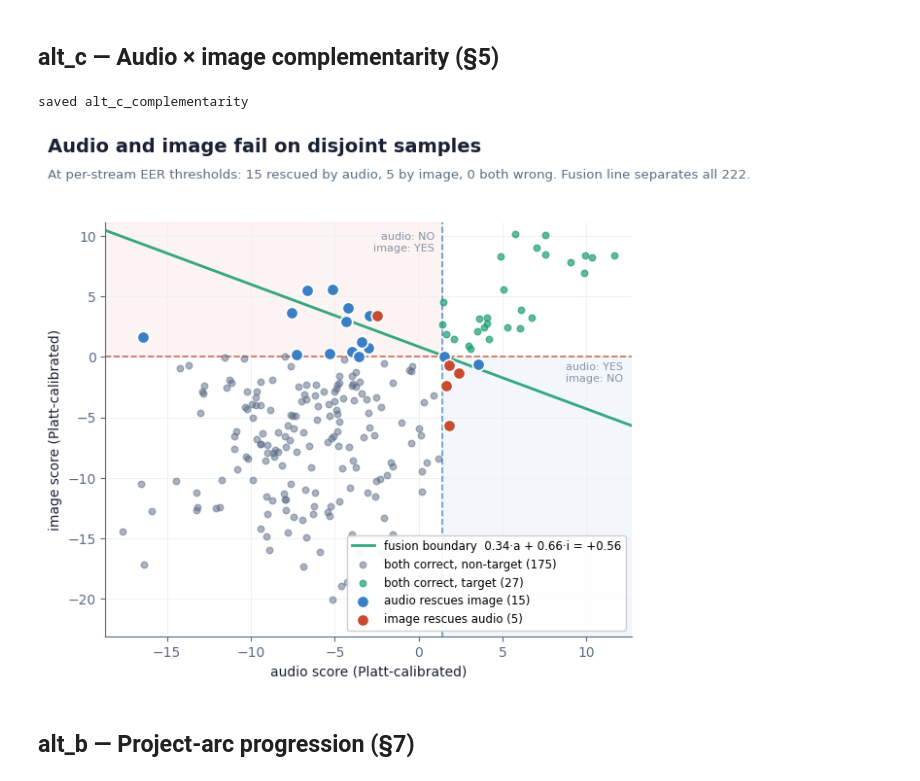
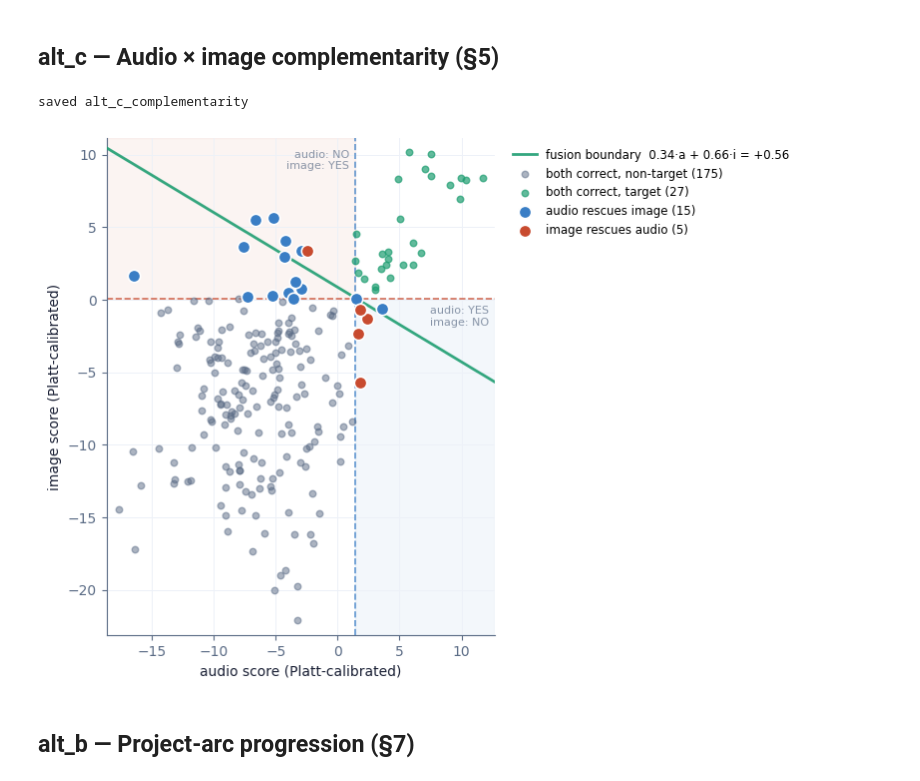
Before and after one commit to TheRamsay/sur-project, a Jupyter notebook: notebooks/dokumentace_figures.ipynb, the cells around one changed output. Cells and saved outputs as stored; diff of their text form; code cells hidden in the pictures.

Commit message:
docs: strip in-figure titles, conference-grade results table, auto date

```diff
--- a/notebooks/dokumentace_figures.ipynb
+++ b/notebooks/dokumentace_figures.ipynb
@@ -282,7 +266,7 @@ image_right_only = (da != y) & (di == y)
 both_wrong       = (da != y) & (di != y)
 
 fig, ax = plt.subplots(figsize=(6.6, 6.0))
-fig.subplots_adjust(top=0.83, left=0.13, right=0.95, bottom=0.12)
+fig.subplots_adjust(top=0.95, left=0.13, right=0.72, bottom=0.12)
 
 xlim = (sa.min() - 1, sa.max() + 1)
 ylim = (si.min() - 1, si.max() + 1)
@@ -308,42 +292,35 @@ ax.scatter(sa[both_right & (y == 0)], si[both_right & (y == 0)],
            label=f"both correct, non-target ({((both_right) & (y==0)).sum()})", zorder=2)
 ax.scatter(sa[both_right & (y == 1)], si[both_right & (y == 1)],
            s=22, color=P["fusion"], alpha=0.7,
            label=f"both correct, target ({((both_right) & (y==1)).sum()})", zorder=2)
 ax.scatter(sa[audio_right_only], si[audio_right_only],
            s=80, color=P["audio"], edgecolor="white", lw=1.2,
            label=f"audio rescues image ({audio_right_only.sum()})", zorder=4)
 ax.scatter(sa[image_right_only], si[image_right_only],
            s=80, color=P["image"], edgecolor="white", lw=1.2,
            label=f"image rescues audio ({image_right_only.sum()})", zorder=4)
 if both_wrong.any():
     ax.scatter(sa[both_wrong], si[both_wrong],
                s=120, color=P["amber"], marker="X", edgecolor="white", lw=1.2,
                label=f"both wrong ({both_wrong.sum()})", zorder=5)
 
 # Quadrant annotations
 ax.text(ta - 0.5, ylim[1] - 0.8, "audio: NO\nimage: YES",
         fontsize=8, color=P["sub"], ha="right", va="top", alpha=0.7)
 ax.text(xlim[1] - 0.5, ti - 0.5, "audio: YES\nimage: NO",
         fontsize=8, color=P["sub"], ha="right", va="top", alpha=0.7)
 
 ax.set_xlim(xlim); ax.set_ylim(ylim)
 ax.set_xlabel("audio score (Platt-calibrated)")
 ax.set_ylabel("image score (Platt-calibrated)")
 ax.grid(color=P["grid"], lw=0.7, zorder=0); ax.set_axisbelow(True)
-ax.legend(loc="lower right", frameon=True, fontsize=8.5, framealpha=0.92)
+ax.legend(loc="upper left", bbox_to_anchor=(1.02, 1.0), frameon=False, fontsize=8.5)
 
-fig.text(0.04, 0.95, "Audio and image fail on disjoint samples",
-         color=P["ink"], fontsize=14, fontweight="bold")
-fig.text(0.04, 0.905,
-         f"At per-stream EER thresholds: {audio_right_only.sum()} rescued by audio, "
-         f"{image_right_only.sum()} by image, {both_wrong.sum()} both wrong. "
-         f"Fusion line separates all 222.",
-         color=P["sub"], fontsize=9.5)
 save(fig, "alt_c_complementarity")
 plt.show()
 # %% [output]
 saved alt_c_complementarity
-[figure, old version]
+[figure, new version]
 # %% [markdown]
 ## alt_b — Project-arc progression (§7)
 # %%
```
Also changed, not shown: parts of 5 cells of this notebook, 16 other files.
